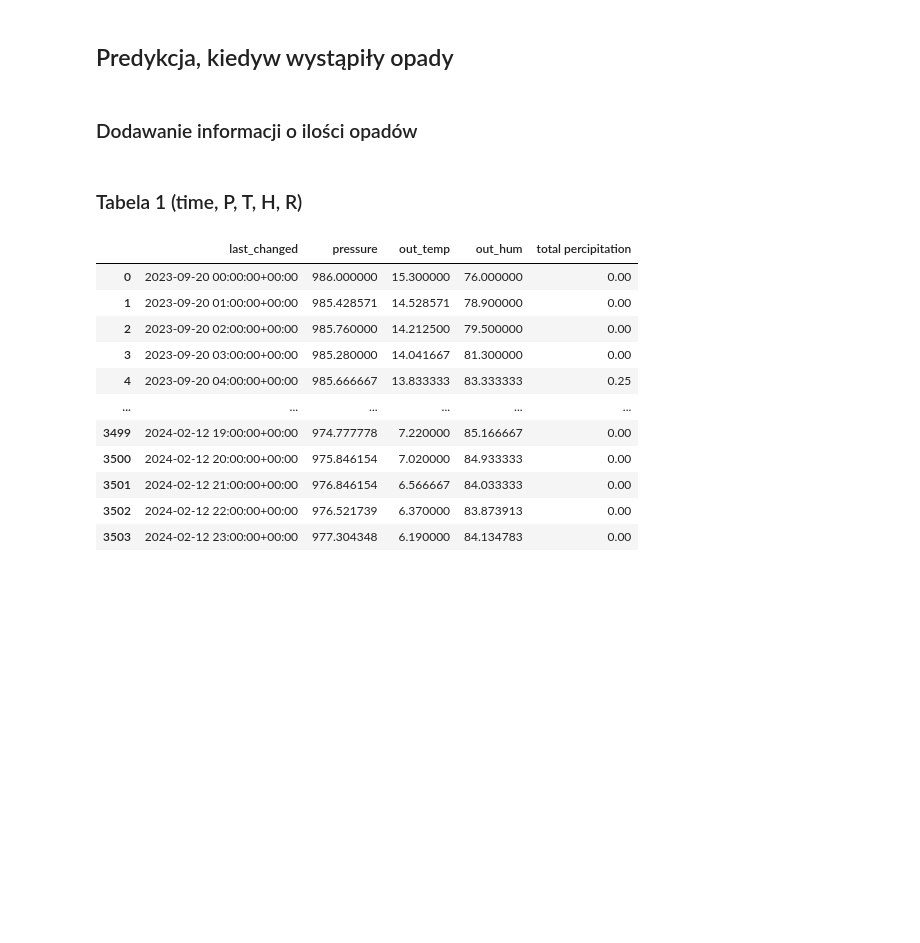
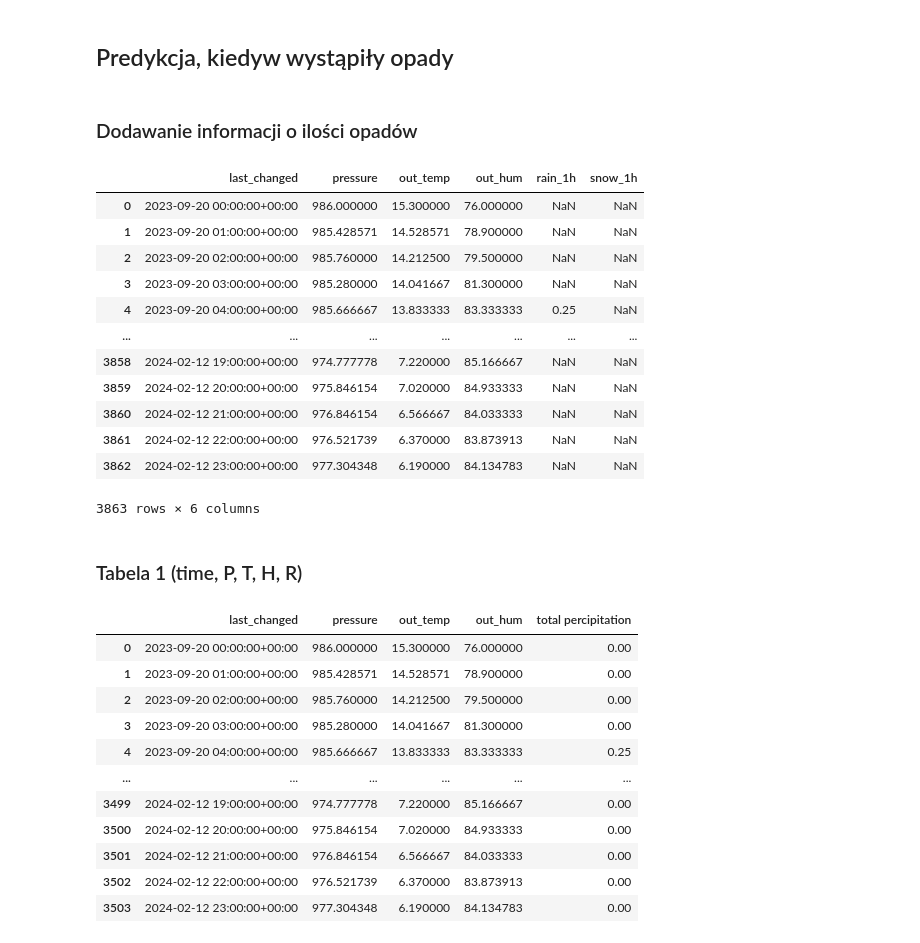
Before and after one commit to wiktoriasw/Data-Science-project, a Jupyter notebook: OnlyLSTM.ipynb, the cells around one changed output. Saved outputs shown, nothing was run; the diff lists cells and outputs as text; code cells hidden in the pictures; blank space fills up the shorter version.

```diff
--- a/OnlyLSTM.ipynb
+++ b/OnlyLSTM.ipynb
@@ -38,6 +38,22 @@ df = get_labels(res, '2024-02-13')
 # rain_1h - Rain volume for the last hour, mm
 # snow_1h - Snow volume for the last hour, mm (in liquid state)
 # https://openweathermap.org/history-bulk
+# %%
+df
+# %% [output]
+|  | last_changed | pressure | out_temp | out_hum | rain_1h | snow_1h |
+| 0 | 2023-09-20 00:00:00+00:00 | 986.000000 | 15.300000 | 76.000000 | NaN | NaN |
+| 1 | 2023-09-20 01:00:00+00:00 | 985.428571 | 14.528571 | 78.900000 | NaN | NaN |
+| 2 | 2023-09-20 02:00:00+00:00 | 985.760000 | 14.212500 | 79.500000 | NaN | NaN |
+| 3 | 2023-09-20 03:00:00+00:00 | 985.280000 | 14.041667 | 81.300000 | NaN | NaN |
+| 4 | 2023-09-20 04:00:00+00:00 | 985.666667 | 13.833333 | 83.333333 | 0.25 | NaN |
+| ... | ... | ... | ... | ... | ... | ... |
+| 3858 | 2024-02-12 19:00:00+00:00 | 974.777778 | 7.220000 | 85.166667 | NaN | NaN |
+| 3859 | 2024-02-12 20:00:00+00:00 | 975.846154 | 7.020000 | 84.933333 | NaN | NaN |
+| 3860 | 2024-02-12 21:00:00+00:00 | 976.846154 | 6.566667 | 84.033333 | NaN | NaN |
+| 3861 | 2024-02-12 22:00:00+00:00 | 976.521739 | 6.370000 | 83.873913 | NaN | NaN |
+| 3862 | 2024-02-12 23:00:00+00:00 | 977.304348 | 6.190000 | 84.134783 | NaN | NaN |
+3863 rows × 6 columns
 # %%
 df['rain_1h'] = df['rain_1h'].fillna(0)
 # %%
```
Also changed, not shown: parts of 22 cells of this notebook.
